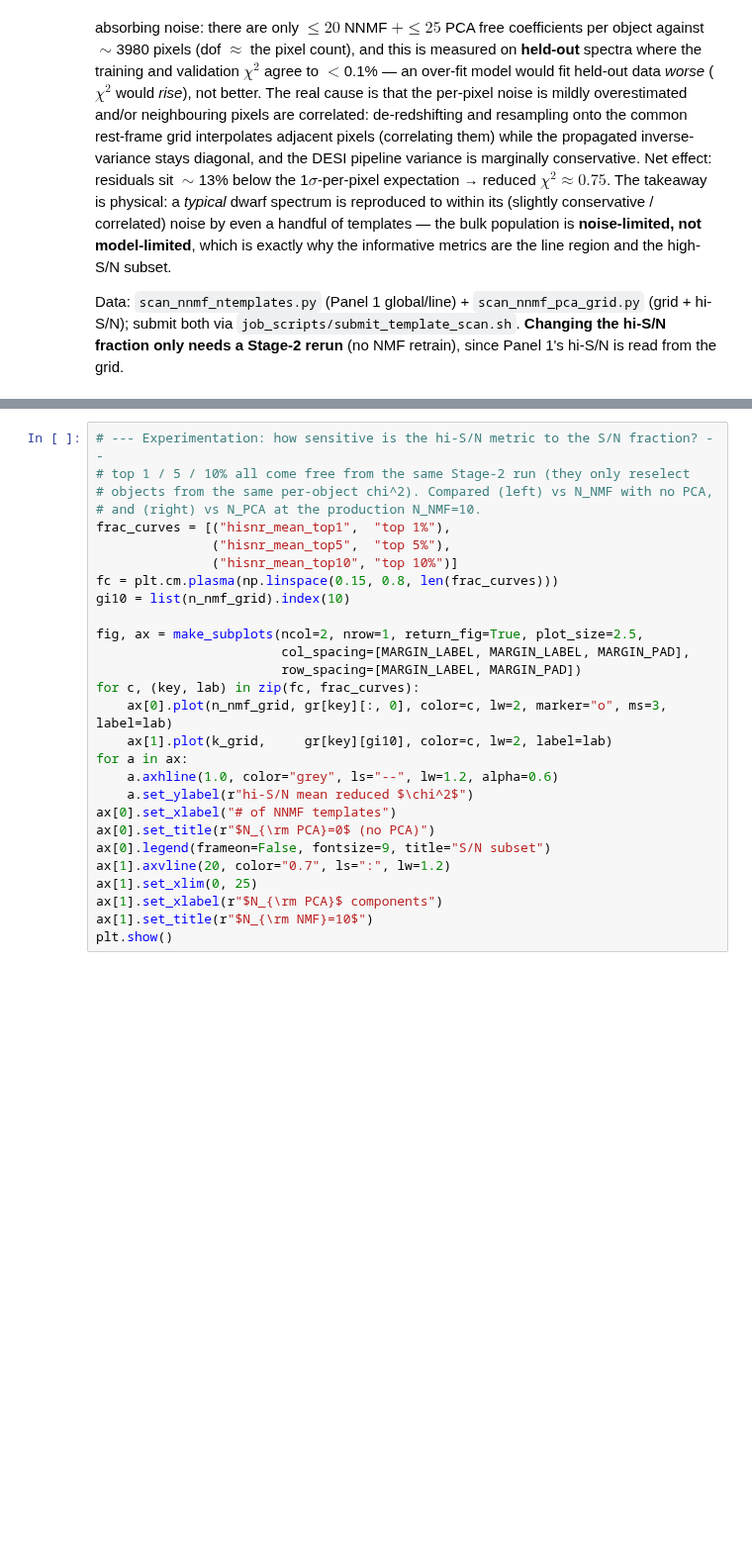
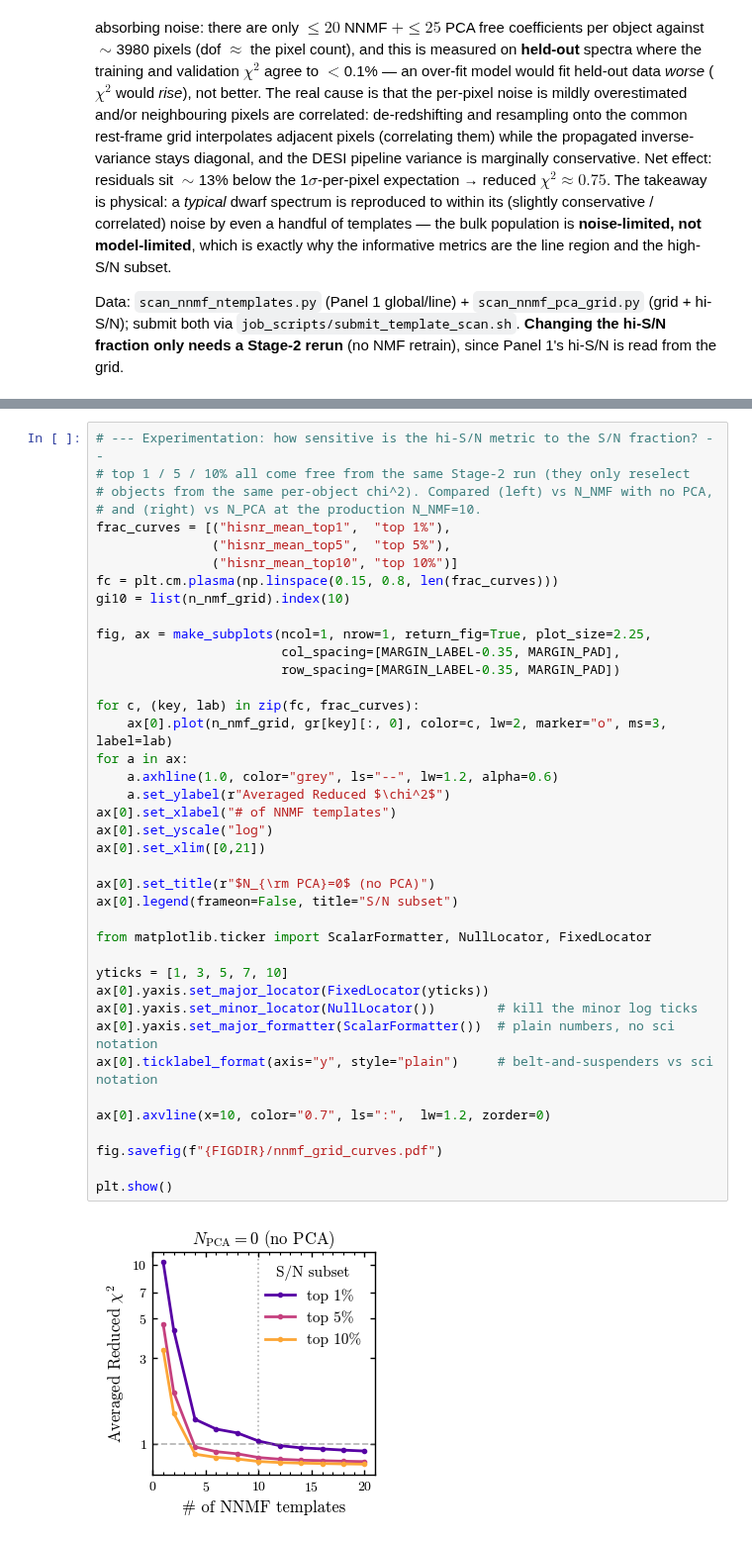
Before and after one commit to virajvman/desi_dwarfs, a Jupyter notebook: notebooks/catalog_paper/template_investigations.ipynb, the cells around one changed output, grey strips where cells are left out. Shown at 99% size. Drawn from its saved outputs; the diff is of its cells as text; blank space fills up the shorter version.

```diff
--- a/notebooks/catalog_paper/template_investigations.ipynb
+++ b/notebooks/catalog_paper/template_investigations.ipynb
@@ -348,28 +364,42 @@ plt.show()
 # %%
 # --- Experimentation: how sensitive is the hi-S/N metric to the S/N fraction? --
 # top 1 / 5 / 10% all come free from the same Stage-2 run (they only reselect
 # objects from the same per-object chi^2). Compared (left) vs N_NMF with no PCA,
 # and (right) vs N_PCA at the production N_NMF=10.
 frac_curves = [("hisnr_mean_top1",  "top 1%"),
                ("hisnr_mean_top5",  "top 5%"),
                ("hisnr_mean_top10", "top 10%")]
 fc = plt.cm.plasma(np.linspace(0.15, 0.8, len(frac_curves)))
 gi10 = list(n_nmf_grid).index(10)
 
-fig, ax = make_subplots(ncol=2, nrow=1, return_fig=True, plot_size=2.5,
-                        col_spacing=[MARGIN_LABEL, MARGIN_LABEL, MARGIN_PAD],
-                        row_spacing=[MARGIN_LABEL, MARGIN_PAD])
+fig, ax = make_subplots(ncol=1, nrow=1, return_fig=True, plot_size=2.25,
+                        col_spacing=[MARGIN_LABEL-0.35, MARGIN_PAD],
+                        row_spacing=[MARGIN_LABEL-0.35, MARGIN_PAD])
+
 for c, (key, lab) in zip(fc, frac_curves):
     ax[0].plot(n_nmf_grid, gr[key][:, 0], color=c, lw=2, marker="o", ms=3, label=lab)
-    ax[1].plot(k_grid,     gr[key][gi10], color=c, lw=2, label=lab)
 for a in ax:
     a.axhline(1.0, color="grey", ls="--", lw=1.2, alpha=0.6)
-    a.set_ylabel(r"hi-S/N mean reduced $\chi^2$")
+    a.set_ylabel(r"Averaged Reduced $\chi^2$")
 ax[0].set_xlabel("# of NNMF templates")
+ax[0].set_yscale("log")
+ax[0].set_xlim([0,21])
+
 ax[0].set_title(r"$N_{\rm PCA}=0$ (no PCA)")
-ax[0].legend(frameon=False, fontsize=9, title="S/N subset")
-ax[1].axvline(20, color="0.7", ls=":", lw=1.2)
-ax[1].set_xlim(0, 25)
-ax[1].set_xlabel(r"$N_{\rm PCA}$ components")
-ax[1].set_title(r"$N_{\rm NMF}=10$")
+ax[0].legend(frameon=False, title="S/N subset")
+
+from matplotlib.ticker import ScalarFormatter, NullLocator, FixedLocator
+
+yticks = [1, 3, 5, 7, 10]
+ax[0].yaxis.set_major_locator(FixedLocator(yticks))
+ax[0].yaxis.set_minor_locator(NullLocator())        # kill the minor log ticks
+ax[0].yaxis.set_major_formatter(ScalarFormatter())  # plain numbers, no sci notation
+ax[0].ticklabel_format(axis="y", style="plain")     # belt-and-suspenders vs sci notation
+
+ax[0].axvline(x=10, color="0.7", ls=":",  lw=1.2, zorder=0)
+
+fig.savefig(f"{FIGDIR}/nnmf_grid_curves.pdf")
+
 plt.show()
+# %% [output]
+[figure, added]
```
Also changed, not shown: parts of 3 cells of this notebook, 1 other file.
